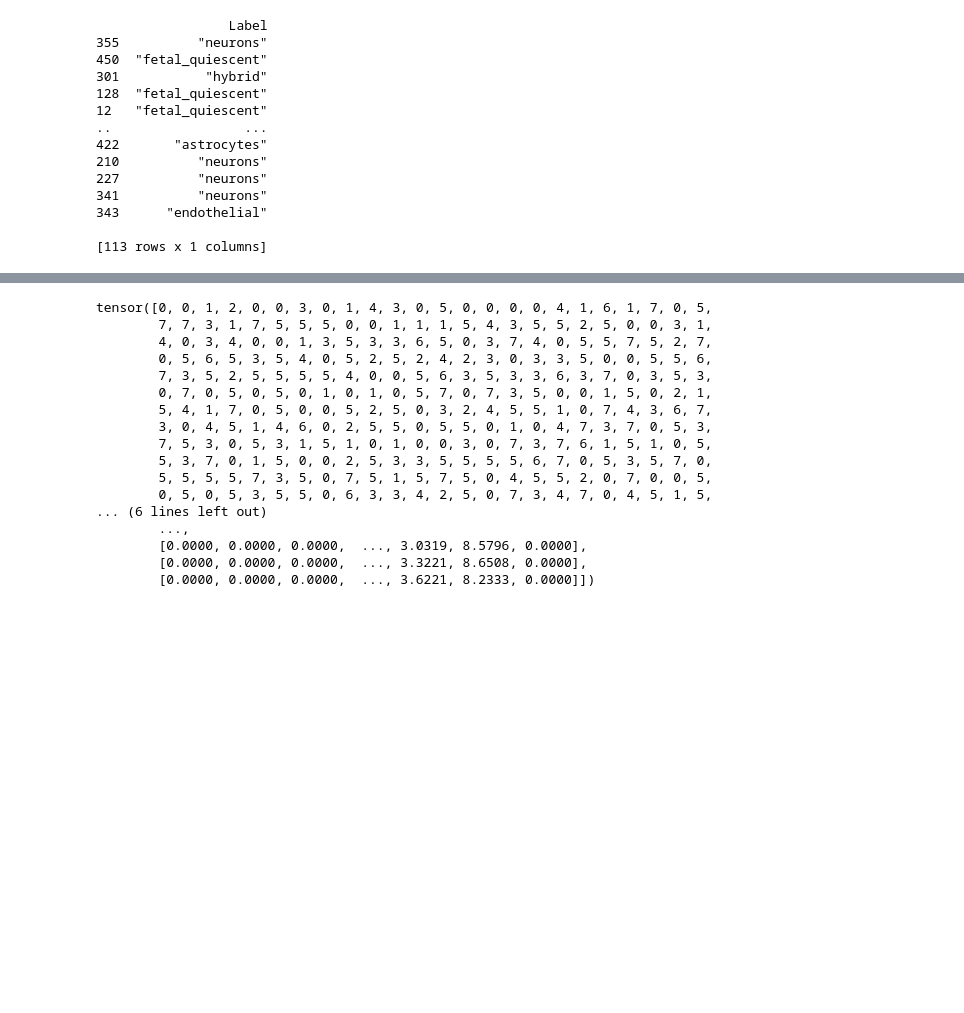
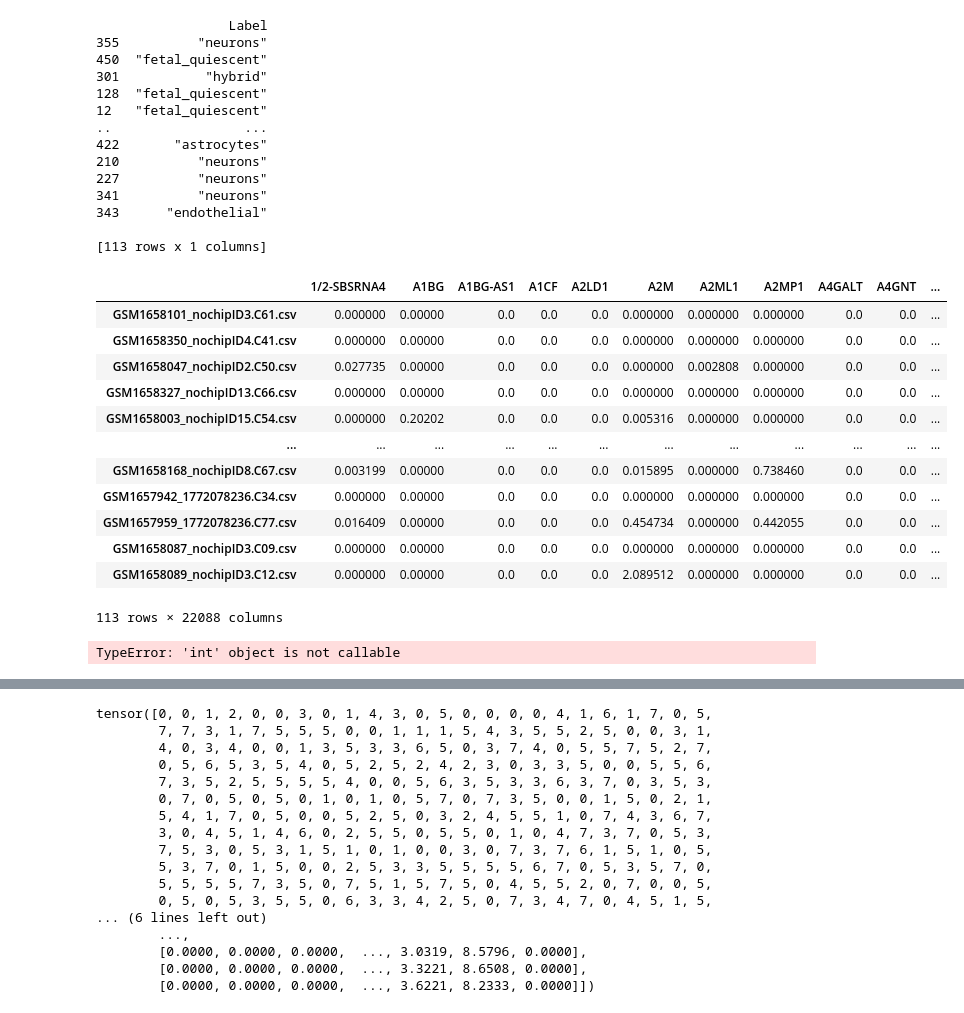
Before and after one commit to saraafdezz/scNovel, a Jupyter notebook: Experiments/scNovel_Tutorial_OwnDataset.ipynb, the cells around one changed output, grey strips where cells are left out. Cells and saved outputs as stored; diff of their text form; code cells hidden in the pictures; blank space fills up the shorter version.

```diff
--- a/Experiments/scNovel_Tutorial_OwnDataset.ipynb
+++ b/Experiments/scNovel_Tutorial_OwnDataset.ipynb
@@ -168,6 +173,26 @@ print(y_test)
 343      "endothelial"
 
 [113 rows x 1 columns]
+# %%
+X_test
+# %% [output]
+|  | 1/2-SBSRNA4 | A1BG | A1BG-AS1 | A1CF | A2LD1 | A2M | A2ML1 | A2MP1 | A4GALT | A4GNT | ... |
+| GSM1658101_nochipID3.C61.csv | 0.000000 | 0.00000 | 0.0 | 0.0 | 0.0 | 0.000000 | 0.000000 | 0.000000 | 0.0 | 0.0 | ... |
+| GSM1658350_nochipID4.C41.csv | 0.000000 | 0.00000 | 0.0 | 0.0 | 0.0 | 0.000000 | 0.000000 | 0.000000 | 0.0 | 0.0 | ... |
+| GSM1658047_nochipID2.C50.csv | 0.027735 | 0.00000 | 0.0 | 0.0 | 0.0 | 0.000000 | 0.002808 | 0.000000 | 0.0 | 0.0 | ... |
+| GSM1658327_nochipID13.C66.csv | 0.000000 | 0.00000 | 0.0 | 0.0 | 0.0 | 0.000000 | 0.000000 | 0.000000 | 0.0 | 0.0 | ... |
+| GSM1658003_nochipID15.C54.csv | 0.000000 | 0.20202 | 0.0 | 0.0 | 0.0 | 0.005316 | 0.000000 | 0.000000 | 0.0 | 0.0 | ... |
+| ... | ... | ... | ... | ... | ... | ... | ... | ... | ... | ... | ... |
+| GSM1658168_nochipID8.C67.csv | 0.003199 | 0.00000 | 0.0 | 0.0 | 0.0 | 0.015895 | 0.000000 | 0.738460 | 0.0 | 0.0 | ... |
+| GSM1657942_1772078236.C34.csv | 0.000000 | 0.00000 | 0.0 | 0.0 | 0.0 | 0.000000 | 0.000000 | 0.000000 | 0.0 | 0.0 | ... |
+| GSM1657959_1772078236.C77.csv | 0.016409 | 0.00000 | 0.0 | 0.0 | 0.0 | 0.454734 | 0.000000 | 0.442055 | 0.0 | 0.0 | ... |
+| GSM1658087_nochipID3.C09.csv | 0.000000 | 0.00000 | 0.0 | 0.0 | 0.0 | 0.000000 | 0.000000 | 0.000000 | 0.0 | 0.0 | ... |
+| GSM1658089_nochipID3.C12.csv | 0.000000 | 0.00000 | 0.0 | 0.0 | 0.0 | 2.089512 | 0.000000 | 0.000000 | 0.0 | 0.0 | ... |
+113 rows × 22088 columns
+# %%
+ Data.TensorDataset(X_test, torch.zeros(len(X_test)))
+# %% [output]
+TypeError: 'int' object is not callable
 # %%
 import torch
 dtype = torch.float
```
Also changed, not shown: parts of 4 cells of this notebook, 1 other file.
